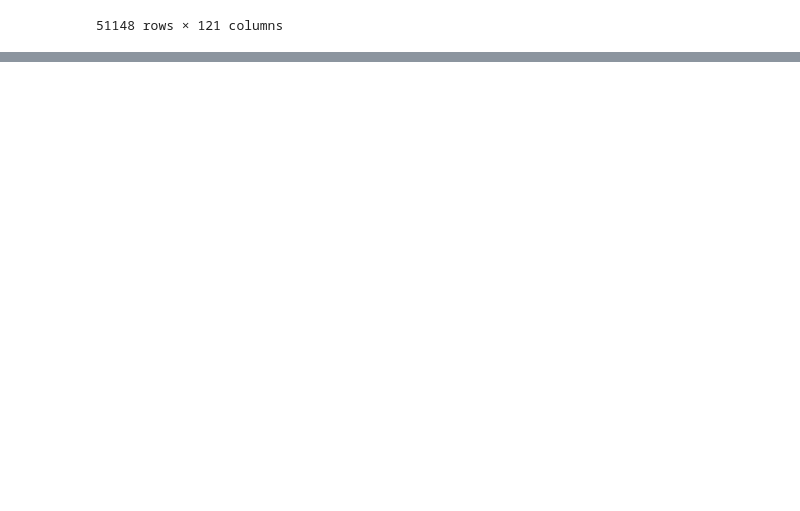
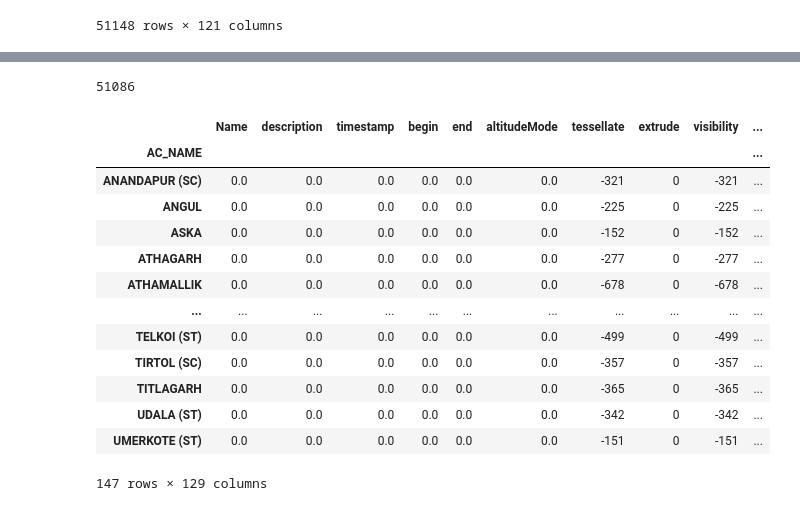
Before and after one commit to TheDataAreClean/obi-constituency-data-mapping-pm-kisan, a Jupyter notebook: data-mapping-pm-kisan.ipynb, the cells around one changed output, grey strips where cells are left out. Saved outputs shown, nothing was run; the diff lists cells and outputs as text; code cells hidden in the pictures; blank space fills up the shorter version.

Commit message:
AC-wise calculation for PM-Kisan data

```diff
--- a/data-mapping-pm-kisan.ipynb
+++ b/data-mapping-pm-kisan.ipynb
@@ -165,0 +241,2 @@ PM_Kisan_merged.to_csv("data/PM_Kisan_merged.csv")
+# %%
+centroind_ac_join = pd.read_csv('data/centoid within AC.csv')
@@ -165,0 +259,21 @@ PM_Kisan_merged.to_csv("data/PM_Kisan_merged.csv")
+# %%
+len(centroind_ac_join.PM_Kisan_merged_vill_name.unique())
+# %% [output]
+51086
+# %%
+centroind_ac_join.groupby(['AC_NAME']).sum(['PM_Kisan_merged_amount_paid'])
+# %% [output]
+|  | Name | description | timestamp | begin | end | altitudeMode | tessellate | extrude | visibility | ... |
+| AC_NAME |  |  |  |  |  |  |  |  |  | ... |
+| ANANDAPUR (SC) | 0.0 | 0.0 | 0.0 | 0.0 | 0.0 | 0.0 | -321 | 0 | -321 | ... |
+| ANGUL | 0.0 | 0.0 | 0.0 | 0.0 | 0.0 | 0.0 | -225 | 0 | -225 | ... |
+| ASKA | 0.0 | 0.0 | 0.0 | 0.0 | 0.0 | 0.0 | -152 | 0 | -152 | ... |
+| ATHAGARH | 0.0 | 0.0 | 0.0 | 0.0 | 0.0 | 0.0 | -277 | 0 | -277 | ... |
+| ATHAMALLIK | 0.0 | 0.0 | 0.0 | 0.0 | 0.0 | 0.0 | -678 | 0 | -678 | ... |
+| ... | ... | ... | ... | ... | ... | ... | ... | ... | ... | ... |
+| TELKOI (ST) | 0.0 | 0.0 | 0.0 | 0.0 | 0.0 | 0.0 | -499 | 0 | -499 | ... |
+| TIRTOL (SC) | 0.0 | 0.0 | 0.0 | 0.0 | 0.0 | 0.0 | -357 | 0 | -357 | ... |
+| TITLAGARH | 0.0 | 0.0 | 0.0 | 0.0 | 0.0 | 0.0 | -365 | 0 | -365 | ... |
+| UDALA (ST) | 0.0 | 0.0 | 0.0 | 0.0 | 0.0 | 0.0 | -342 | 0 | -342 | ... |
+| UMERKOTE (ST) | 0.0 | 0.0 | 0.0 | 0.0 | 0.0 | 0.0 | -151 | 0 | -151 | ... |
+147 rows × 129 columns
```
Also changed, not shown: parts of 13 cells of this notebook, 3 other files.
